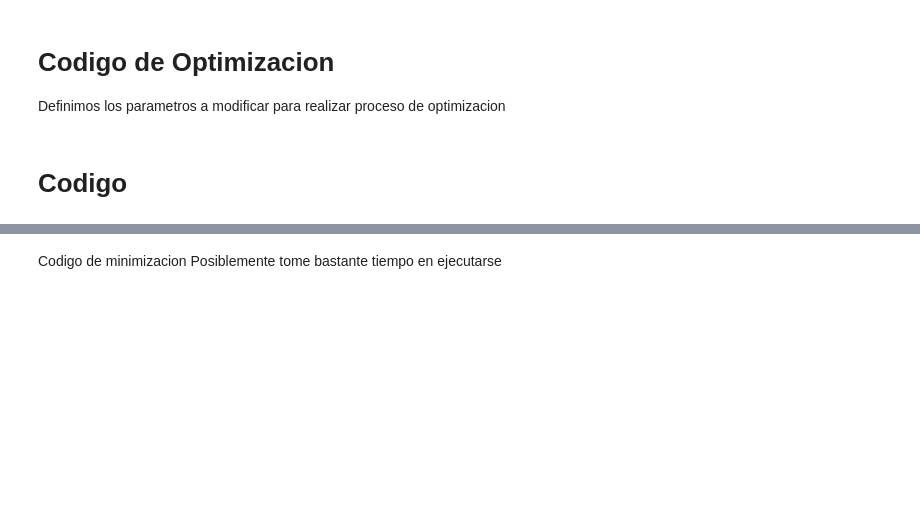
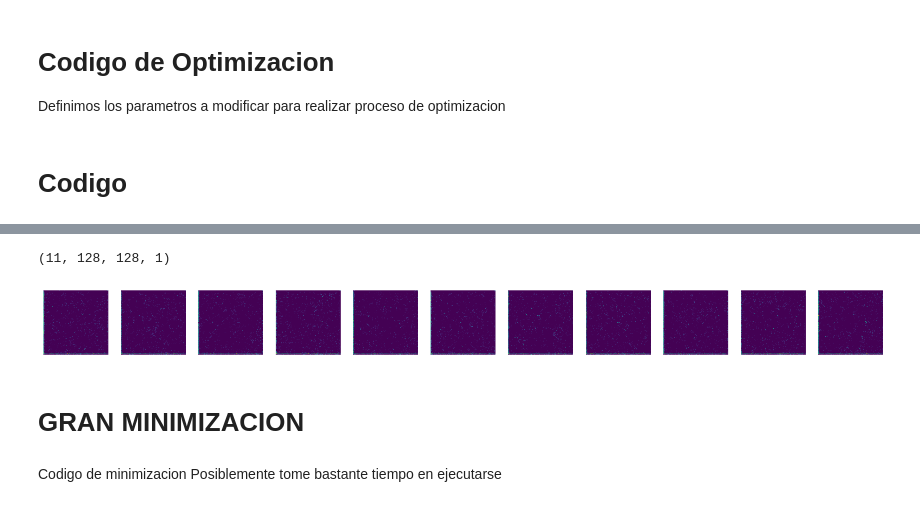
Before and after one commit to fbientrigo/grav_lensing, a Jupyter notebook: 04_local_train/02_simpleTensorflow.ipynb, the cells around one changed output, grey strips where cells are left out. Drawn from its saved outputs; the diff is of its cells as text; code cells hidden in the pictures; blank space fills up the shorter version.

```diff
--- a/04_local_train/02_simpleTensorflow.ipynb
+++ b/04_local_train/02_simpleTensorflow.ipynb
@@ -179,8 +181,7 @@ def create_model(learning_rate=1e-4, activation="relu"):
         activation:        Activation function for hidden layers
     """
     model = tf.keras.models.Sequential([
-        tf.keras.layers.Input(shape=(3, 128, 128)),  # Usar la forma original
-        tf.keras.layers.Permute((2, 3, 1)),  # Cambiar a (128, 128, 3) para Conv2D
+        tf.keras.layers.Input(shape=(128, 128, 3)),  # Usar la forma original
         tf.keras.layers.Conv2D(32, (5, 5), activation=activation, padding='same'),
         tf.keras.layers.BatchNormalization(),
         tf.keras.layers.Conv2D(64, (5, 5), activation=activation, padding='same'),
@@ -300,0 +325,24 @@ print(f"Execution time: {execution_time_minutes:.2f} minutes")
+# %%
+def load_hyperparameters(counter):
+    with open(f'hyperparameters_{counter}.json', 'r') as f:
+        hyperparameters = json.load(f)
+    return hyperparameters
+
+def load_model_with_hyperparameters(counter):
+    # Cargar los hiperparámetros
+    hyperparameters = load_hyperparameters(counter)
+    learning_rate = hyperparameters['learning_rate']
+    activation = hyperparameters['activation']
+
+    # Recrear el modelo con los hiperparámetros cargados
+    model = create_model(learning_rate, activation)
+
+    # Cargar los pesos del modelo
+    model.load_weights(f'best_model_{counter}.weights.h5')
+
+    return model
+# %%
+model = load_model_with_hyperparameters(1)
+
+for X, Y in test_dataset.take(1):
+    prediction = model.predict(X)
@@ -301,3 +351,25 @@ print(f"Execution time: {execution_time_minutes:.2f} minutes")
+# %%
+prediction.shape
+# %% [output]
+(11, 128, 128, 1)
+# %%
+# Obtener la primera imagen de la predicción
+predicted_images = prediction
+
+# Configurar la figura
+fig, axes = plt.subplots(1, predicted_images.shape[0], figsize=(20, 10))
+axes = axes.flatten()
+
+# Graficar cada imagen
+for img, ax in zip(predicted_images, axes):
+    ax.imshow(np.squeeze(img))  # Quitar el canal de color si es necesario
+    ax.axis('off')
+
+plt.show()
+# %% [output]
+[figure, added]
+# %% [markdown]
+# GRAN MINIMIZACION
 # %% [markdown]
 Codigo de minimizacion
 Posiblemente tome bastante tiempo en ejecutarse
```
Also changed, not shown: parts of 13 cells of this notebook, 3 other files.
